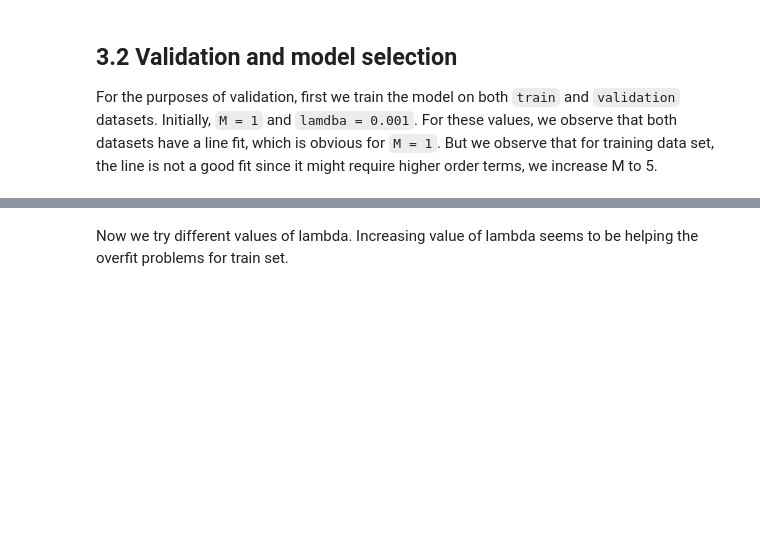
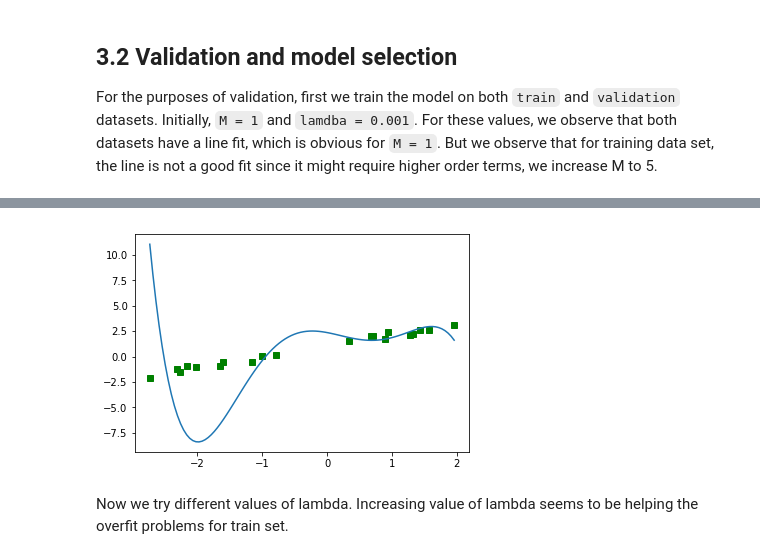
Before and after one commit to manthan787/machine-learning, a Jupyter notebook: PA1.ipynb, the cells around one changed output, grey strips where cells are left out. Cells and saved outputs as stored; diff of their text form; code cells hidden in the pictures; blank space fills up the shorter version.

Commit message:
Change validation part

```diff
--- a/PA1.ipynb
+++ b/PA1.ipynb
@@ -345,0 +322,13 @@ w [[ 1.2208239 ]
+# %%
+X_train, Y_train = regressBData()
+X_validation, Y_validation = validateData()
+M = 5
+l = 0.001
+phi = designMatrix(X_train, M)
+w = ridgeFit(X_train, Y_train, phi)
+regressionPlot(X_train, Y_train, M, regressionFit=ridgeFit)
+def validate(w, X, Y):
+    pl.plot(X.T.tolist()[0],Y.T.tolist()[0], 'gs')
+    pts = [[p] for p in pl.linspace(min(X_validation), max(X_validation), 100)]
+    Yp = pl.dot(w.T, designMatrix(pts, M).T)
+    pl.plot(pts, Yp.tolist()[0])
@@ -346,3 +343,7 @@ w [[ 1.2208239 ]
+# %%
+validate(w, X_validation, Y_validation)
+# %% [output]
+[figure, added]
 # %% [markdown]
 Now we try different values of lambda. Increasing value of lambda seems to be helping the overfit problems for train set.
 # %%
```
Also changed, not shown: parts of 7 cells of this notebook.
